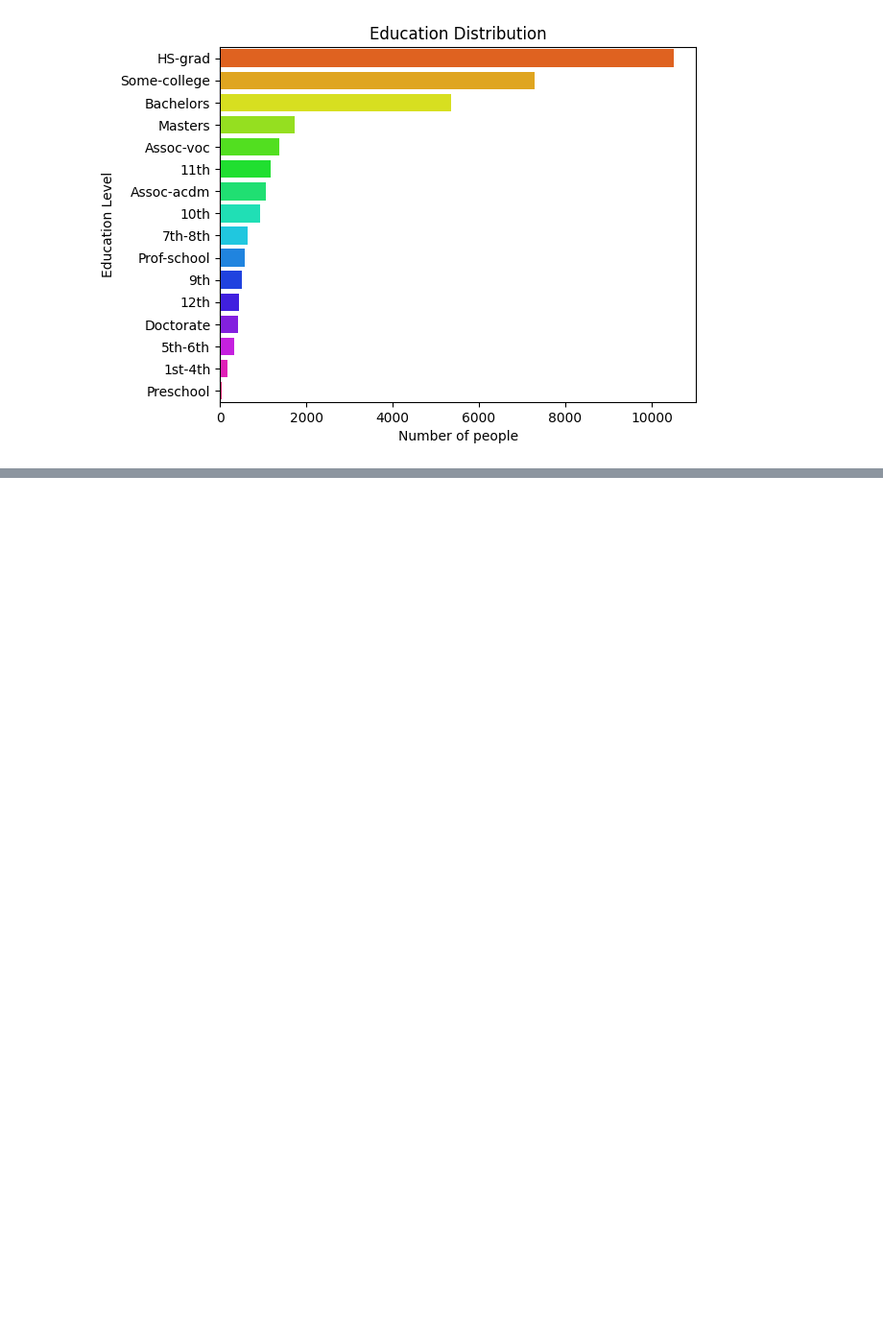
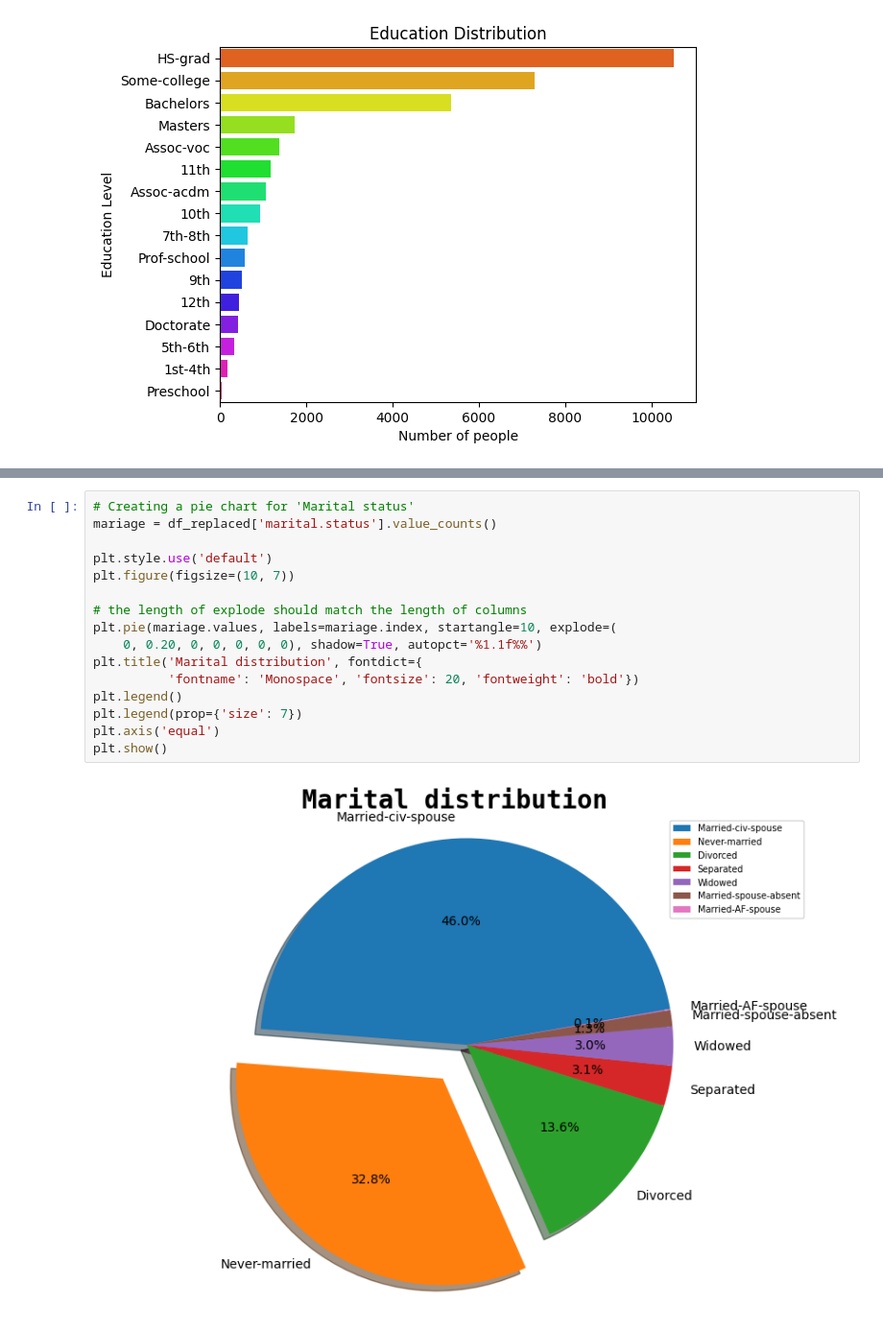
Before and after one commit to timkao/MachineLearning, a Jupyter notebook: classification_practice.ipynb, the cells around one changed output, grey strips where cells are left out. Shown at 96% size. Cells and saved outputs as stored; diff of their text form; blank space fills up the shorter version.

```diff
--- a/classification_practice.ipynb
+++ b/classification_practice.ipynb
@@ -102,0 +120,18 @@ Passing `palette` without assigning `hue` is deprecated and will be removed in v
+# %%
+# Creating a pie chart for 'Marital status'
+mariage = df_replaced['marital.status'].value_counts()
+
+plt.style.use('default')
+plt.figure(figsize=(10, 7))
+
+# the length of explode should match the length of columns
+plt.pie(mariage.values, labels=mariage.index, startangle=10, explode=(
+    0, 0.20, 0, 0, 0, 0, 0), shadow=True, autopct='%1.1f%%')
+plt.title('Marital distribution', fontdict={
+          'fontname': 'Monospace', 'fontsize': 20, 'fontweight': 'bold'})
+plt.legend()
+plt.legend(prop={'size': 7})
+plt.axis('equal')
+plt.show()
+# %% [output]
+[figure, added]
```
Also changed, not shown: parts of 1 cell of this notebook.
